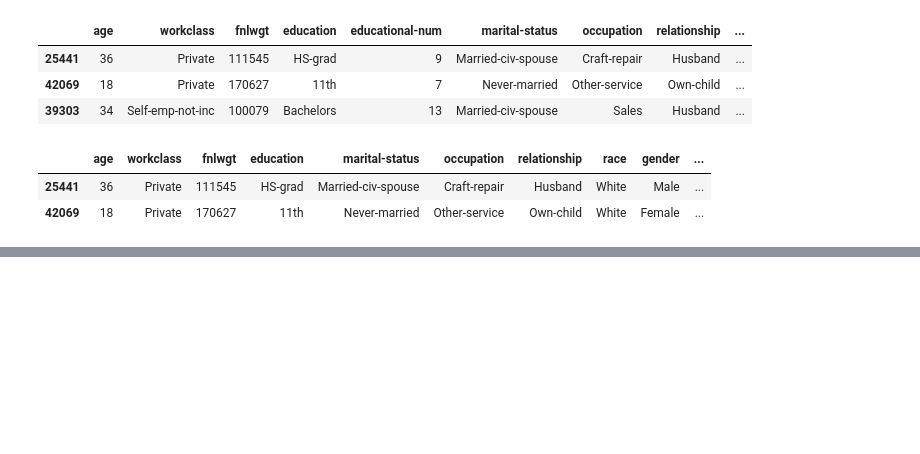
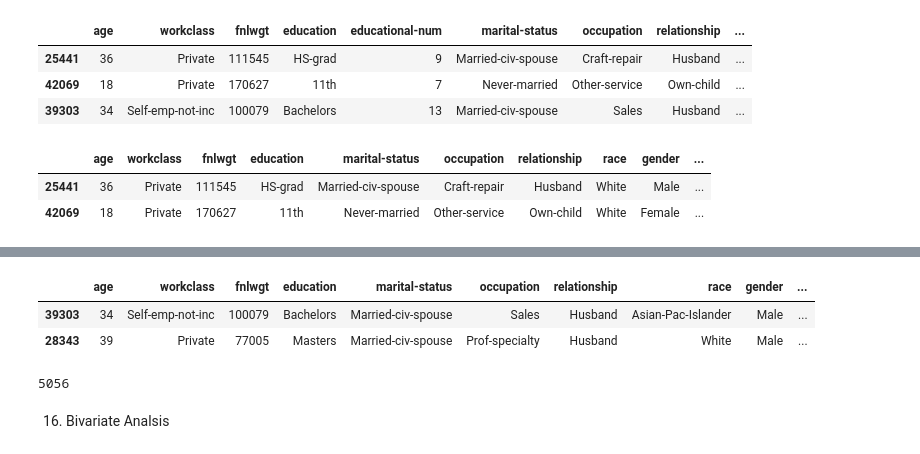
Before and after one commit to achmegantara/adult-income-analysis, a Jupyter notebook: adult-income.ipynb, the cells around one changed output, grey strips where cells are left out. Drawn from its saved outputs; the diff is of its cells as text; code cells hidden in the pictures; blank space fills up the shorter version.

```diff
--- a/adult-income.ipynb
+++ b/adult-income.ipynb
@@ -225,0 +281,13 @@ newdata.head(2)
+# %%
+edu_temp = newdata[(newdata['education'] == 'Bachelors') | (newdata['education'] == 'Masters')]
+edu_temp.head(2)
+# %% [output]
+|  | age | workclass | fnlwgt | education | marital-status | occupation | relationship | race | gender | ... |
+| 39303 | 34 | Self-emp-not-inc | 100079 | Bachelors | Married-civ-spouse | Sales | Husband | Asian-Pac-Islander | Male | ... |
+| 28343 | 39 | Private | 77005 | Masters | Married-civ-spouse | Prof-specialty | Husband | White | Male | ... |
+# %%
+len(edu_temp)
+# %% [output]
+5056
+# %% [markdown]
+16. Bivariate Analsis
```
Also changed, not shown: parts of 10 cells of this notebook.
